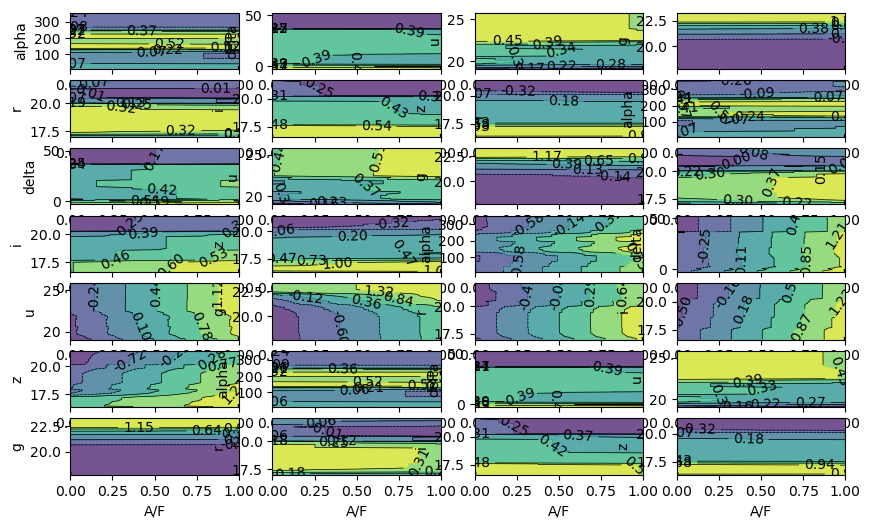
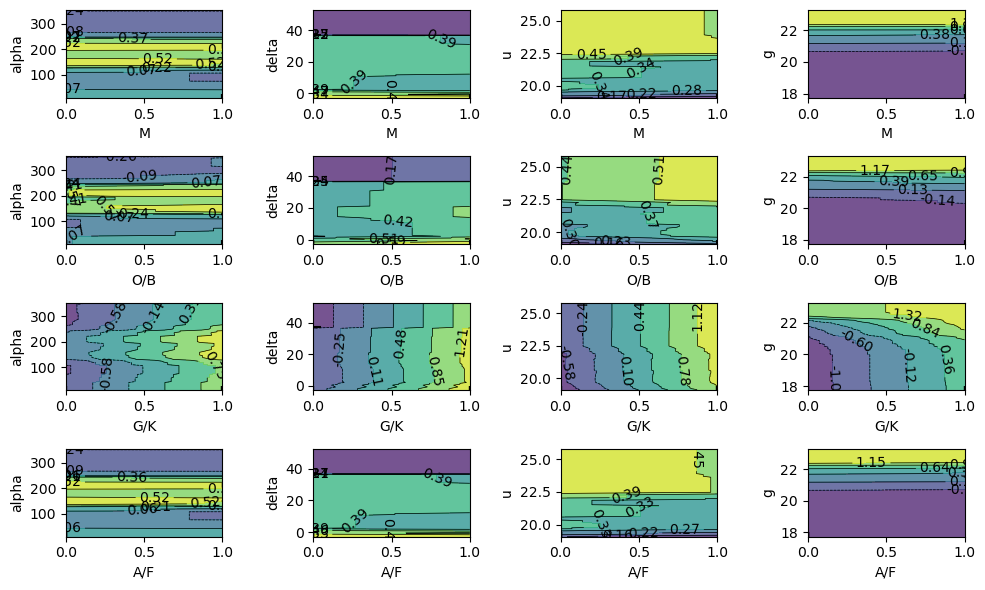
The change to this notebook cell's code, shown as a diff; its figure went from the first image to the second:
--- before
+++ after
@@ -6,11 +6,12 @@
 
 spects = ['M', 'O/B', 'G/K', 'A/F']
-filters = ['alpha', 'delta', 'u', 'g', 'r', 'i', 'z']
+filters1 = ['alpha', 'delta', 'u', 'g']
+filters2 = ['r', 'i', 'z']
 
-fig, axes = plt.subplots(nrows=7, ncols=4, figsize=(10, 6))
+fig, axes = plt.subplots(nrows=4, ncols=4, figsize=(10, 6))
 axes_iterator = axes.flat
 
 for spect in spects:
-    for filter_type in filters:
+    for filter_type in filters1:
         ax = next(axes_iterator)
         display = PartialDependenceDisplay.from_estimator(
@@ -20,4 +21,4 @@
             target=0., 
             ax=ax)
-
+plt.tight_layout()
 plt.show()

Commit: cleaned up partial distribution plots